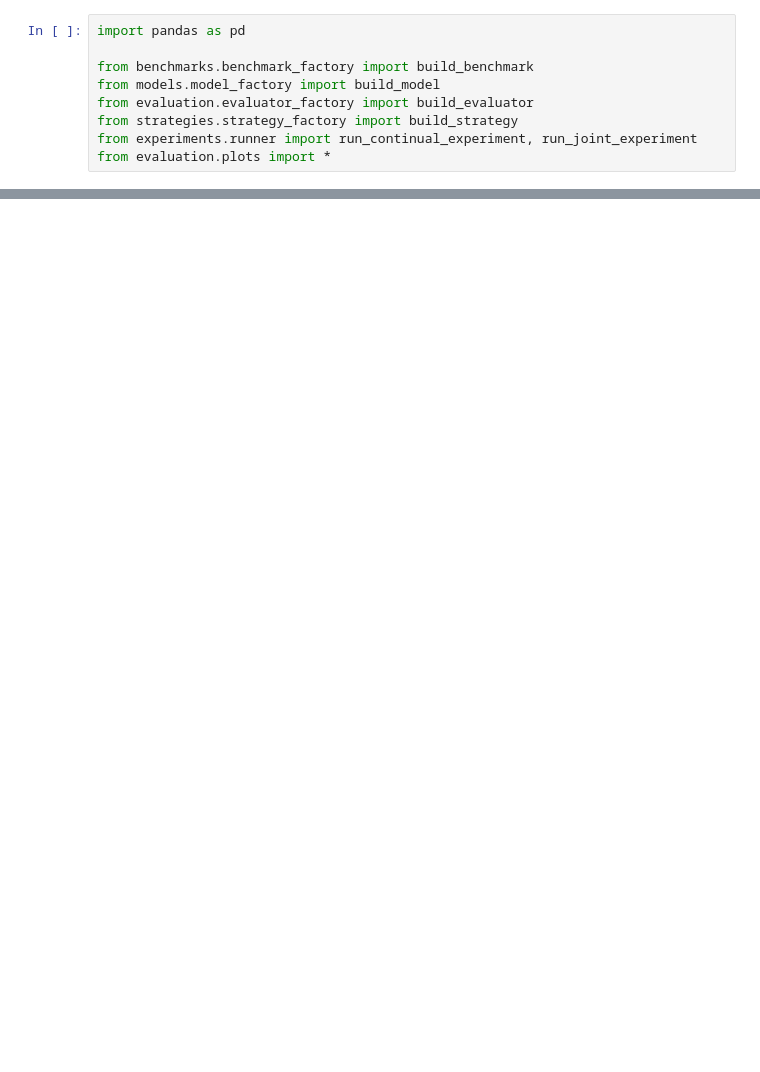
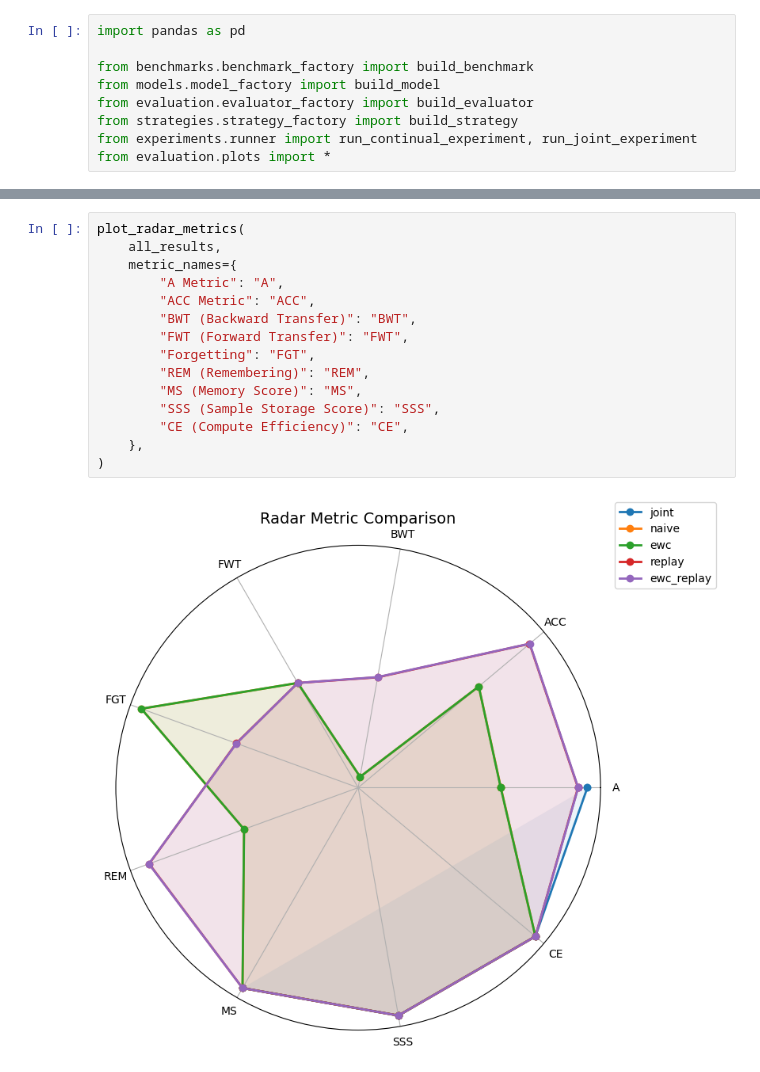
Before and after one commit to sreeja-g/cl-nonstationarity-research, a Jupyter notebook: notebooks/test_pipeline_multiple_approaches.ipynb, the cells around one changed output, grey strips where cells are left out. Cells and saved outputs as stored; diff of their text form; blank space fills up the shorter version.

```diff
--- a/notebooks/test_pipeline_multiple_approaches.ipynb
+++ b/notebooks/test_pipeline_multiple_approaches.ipynb
@@ -262,3 +295,20 @@ for metric in [
 [figure]
 [figure]
 [figure]
+# %%
+plot_radar_metrics(
+    all_results,
+    metric_names={
+        "A Metric": "A",
+        "ACC Metric": "ACC",
+        "BWT (Backward Transfer)": "BWT",
+        "FWT (Forward Transfer)": "FWT",
+        "Forgetting": "FGT",
+        "REM (Remembering)": "REM",
+        "MS (Memory Score)": "MS",
+        "SSS (Sample Storage Score)": "SSS",
+        "CE (Compute Efficiency)": "CE",
+    },
+)
+# %% [output]
+[figure, added]
```
Also changed, not shown: parts of 5 cells of this notebook, 3 other files.
